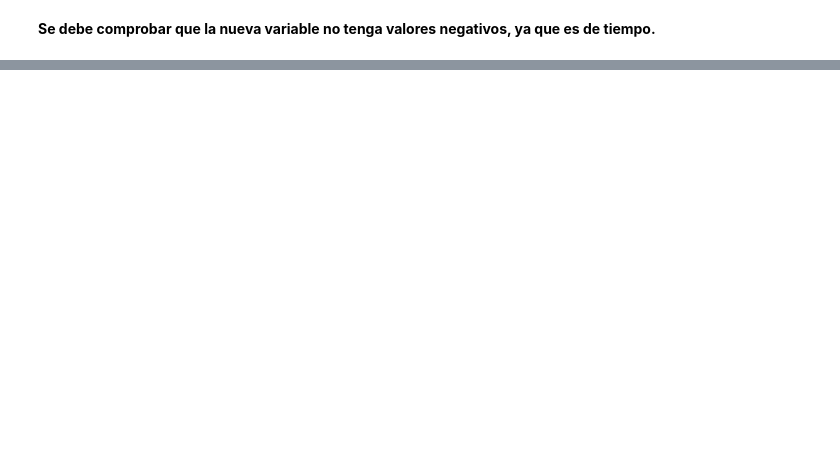
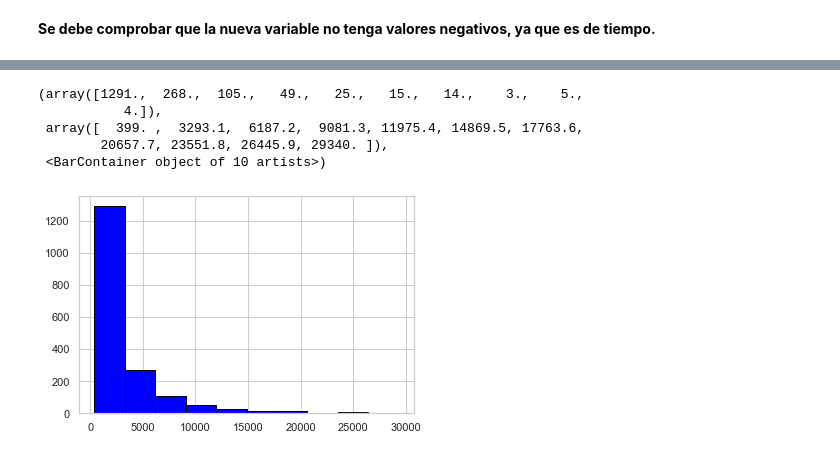
Before and after one commit to jhonalexis-parra/tekus-prueba-tecnica, a Jupyter notebook: transformacion.ipynb, the cells around one changed output, grey strips where cells are left out. Saved outputs shown, nothing was run; the diff lists cells and outputs as text; code cells hidden in the pictures; blank space fills up the shorter version.

```diff
--- a/transformacion.ipynb
+++ b/transformacion.ipynb
@@ -357,0 +366,3 @@ sns.lineplot(x="date", y="Duration", hue="Key", data=use_olla)
+# %%
+df_3 = df_2[(df_2['Duration'] <= 30000)]
+df_3
@@ -357,0 +383,9 @@ sns.lineplot(x="date", y="Duration", hue="Key", data=use_olla)
+# %%
+plt.hist(df_3['Duration'], color = 'blue', edgecolor = 'black', bins = 10)
+# %% [output]
+(array([1291.,  268.,  105.,   49.,   25.,   15.,   14.,    3.,    5.,
+           4.]),
+ array([  399. ,  3293.1,  6187.2,  9081.3, 11975.4, 14869.5, 17763.6,
+        20657.7, 23551.8, 26445.9, 29340. ]),
+ <BarContainer object of 10 artists>)
+[figure, added]
```
Also changed, not shown: parts of 97 cells of this notebook, 2 other files.
